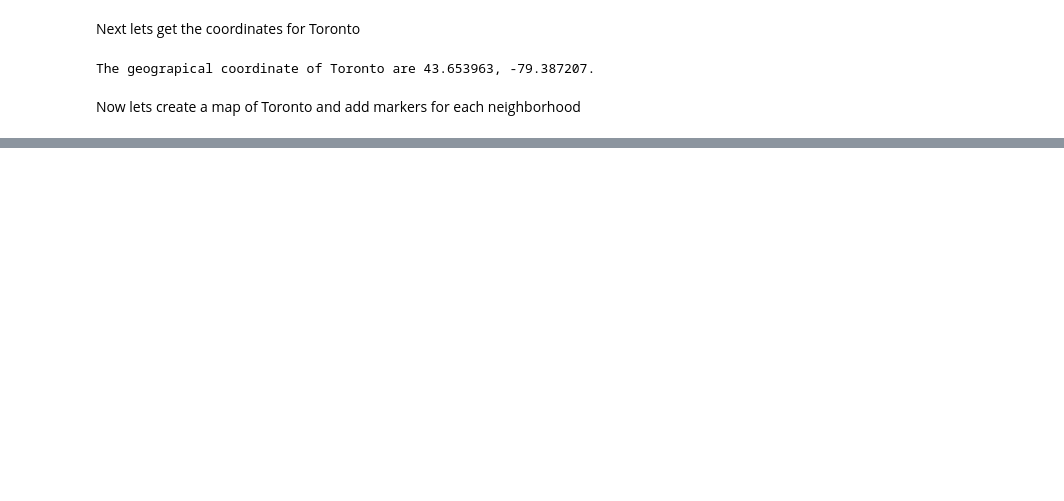
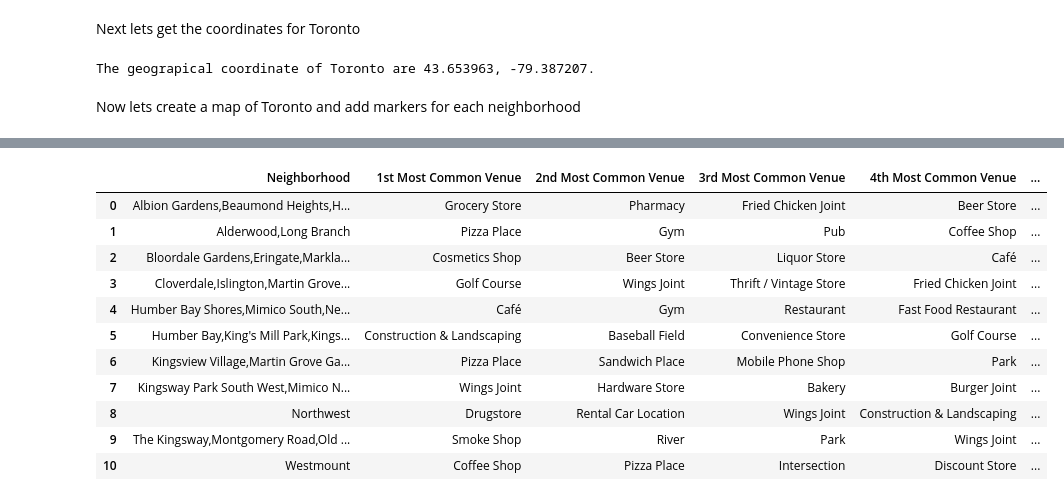
Before and after one commit to I0F/Neighborhood-Wars, a Jupyter notebook: Course9_Lab3_3.ipynb, the cells around one changed output, grey strips where cells are left out. Saved outputs shown, nothing was run; the diff lists cells and outputs as text; code cells hidden in the pictures; blank space fills up the shorter version.

```diff
--- a/Course9_Lab3_3.ipynb
+++ b/Course9_Lab3_3.ipynb
@@ -134,0 +319,13 @@ map_toronto
+# %%
+# one hot encoding
+etob_onehot = pd.get_dummies(etobicoke_venues[['Venue Category']], prefix="", prefix_sep="")
+
+# add neighborhood column back to dataframe
+etob_onehot['Neighborhood'] = etobicoke_venues['Neighborhood']
+
+# move neighborhood column to the first column
+fixed_columns = [etob_onehot.columns[-1]] + list(etob_onehot.columns[:-1])
+etob_onehot = etob_onehot[fixed_columns]
+
+etob_grouped = etob_onehot.groupby('Neighborhood').mean().reset_index()
+etob_grouped.head(7)
@@ -134,0 +341,40 @@ map_toronto
+# %%
+def return_most_common_venues(row, num_top_venues):
+    row_categories = row.iloc[1:]
+    row_categories_sorted = row_categories.sort_values(ascending=False)
+
+    return row_categories_sorted.index.values[0:num_top_venues]
+# %%
+num_top_venues = 10
+
+indicators = ['st', 'nd', 'rd']
+
+# create columns according to number of top venues
+columns = ['Neighborhood']
+for ind in np.arange(num_top_venues):
+    try:
+        columns.append('{}{} Most Common Venue'.format(ind+1, indicators[ind]))
+    except:
+        columns.append('{}th Most Common Venue'.format(ind+1))
+
+# create a new dataframe
+neighborhoods_venues_sorted = pd.DataFrame(columns=columns)
+neighborhoods_venues_sorted['Neighborhood'] = etob_grouped['Neighborhood']
+
+for ind in np.arange(etob_grouped.shape[0]):
+    neighborhoods_venues_sorted.iloc[ind, 1:] = return_most_common_venues(etob_grouped.iloc[ind, :], num_top_venues)
+
+neighborhoods_venues_sorted
+# %% [output]
+|  | Neighborhood | 1st Most Common Venue | 2nd Most Common Venue | 3rd Most Common Venue | 4th Most Common Venue | ... |
+| 0 | Albion Gardens,Beaumond Heights,H... | Grocery Store | Pharmacy | Fried Chicken Joint | Beer Store | ... |
+| 1 | Alderwood,Long Branch | Pizza Place | Gym | Pub | Coffee Shop | ... |
+| 2 | Bloordale Gardens,Eringate,Markla... | Cosmetics Shop | Beer Store | Liquor Store | Café | ... |
+| 3 | Cloverdale,Islington,Martin Grove... | Golf Course | Wings Joint | Thrift / Vintage Store | Fried Chicken Joint | ... |
+| 4 | Humber Bay Shores,Mimico South,Ne... | Café | Gym | Restaurant | Fast Food Restaurant | ... |
+| 5 | Humber Bay,King's Mill Park,Kings... | Construction & Landscaping | Baseball Field | Convenience Store | Golf Course | ... |
+| 6 | Kingsview Village,Martin Grove Ga... | Pizza Place | Sandwich Place | Mobile Phone Shop | Park | ... |
+| 7 | Kingsway Park South West,Mimico N... | Wings Joint | Hardware Store | Bakery | Burger Joint | ... |
+| 8 | Northwest | Drugstore | Rental Car Location | Wings Joint | Construction & Landscaping | ... |
+| 9 | The Kingsway,Montgomery Road,Old ... | Smoke Shop | River | Park | Wings Joint | ... |
+| 10 | Westmount | Coffee Shop | Pizza Place | Intersection | Discount Store | ... |
```
Also changed, not shown: parts of 23 cells of this notebook.
